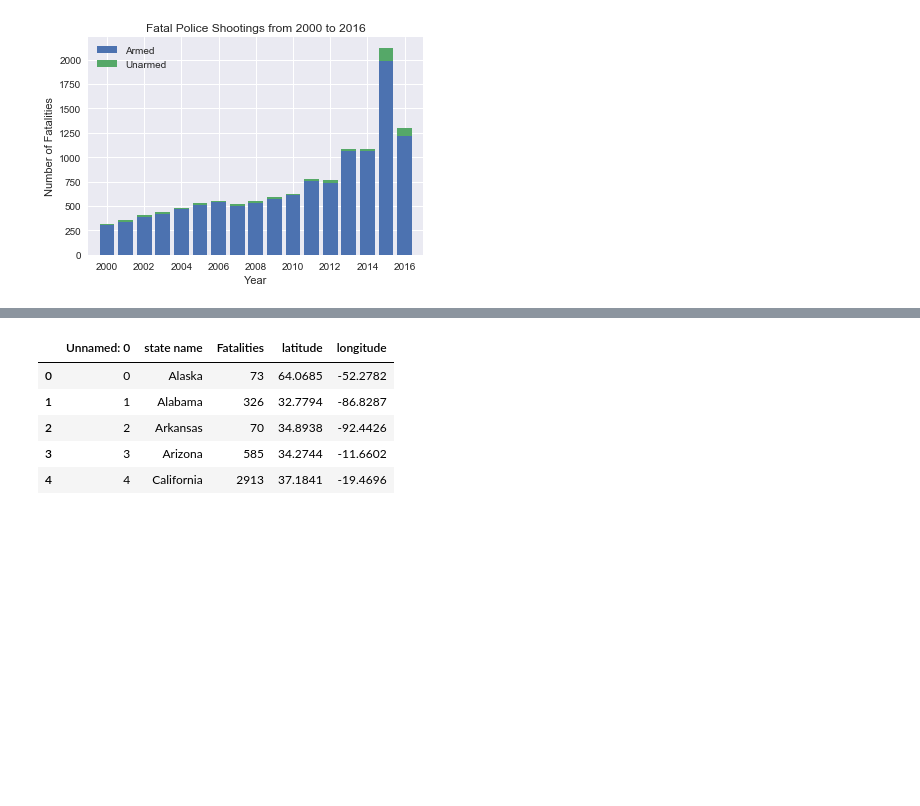
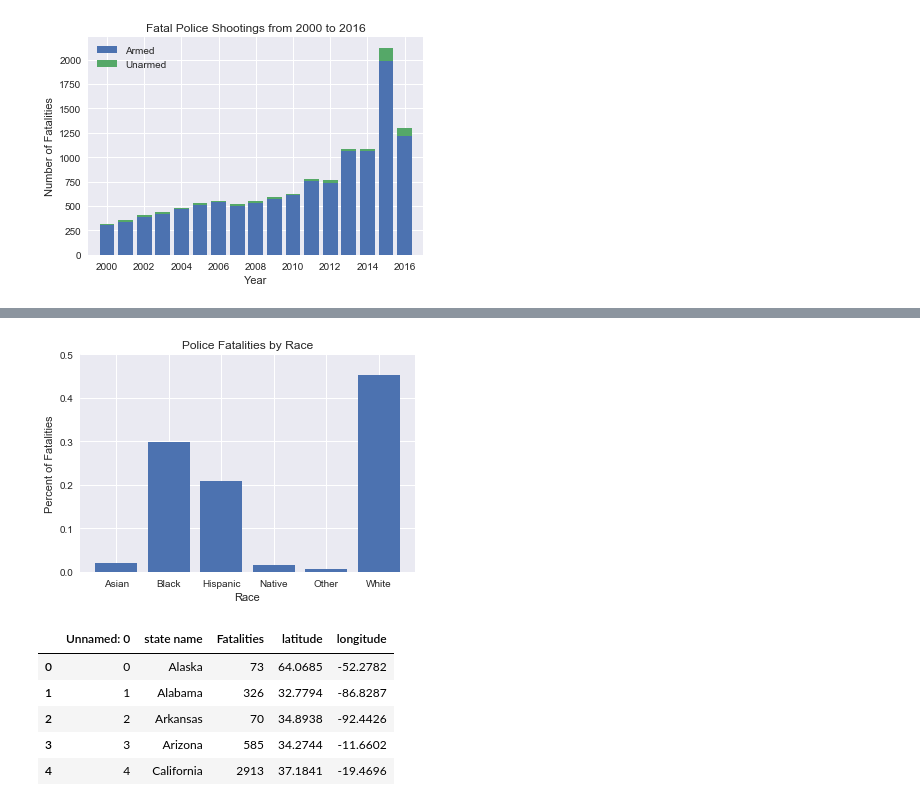
Before and after one commit to jkennedy74/DataViz_Project1, a Jupyter notebook: Plotting Fatalities Data.ipynb, the cells around one changed output, grey strips where cells are left out. Saved outputs shown, nothing was run; the diff lists cells and outputs as text; code cells hidden in the pictures; blank space fills up the shorter version.

```diff
--- a/Plotting Fatalities Data.ipynb
+++ b/Plotting Fatalities Data.ipynb
@@ -54,3 +54,7 @@ plt.xlim(1999,2017)
 plt.show()
 # %% [output]
 [figure]
+# %%
+fatalities_df = pd.read_csv('raw_data/Police Fatalities.csv', encoding = "ISO-8859-1")
+
+fatalities_df.head()
@@ -56,0 +68,6 @@ plt.show()
+# %%
+race_grouped = fatalities_df.groupby("Race")
+
+race_summary = race_grouped["Name"].count()/race_grouped["Name"].count().sum()
+
+race_summary
@@ -57 +99,21 @@ plt.show()
+# %%
+# Indicate the labeling for the races
+labels = ['Asian', 'Black', 'Hispanic', 'Native', 'Other', 'White']
+
+sns.set()
+
+# Plot as a bar chart
+plt.bar(height = race_summary, x = labels)
+
+# Add labeling
+plt.title("Police Fatalities by Race")
+plt.ylabel("Percent of Fatalities")
+plt.xlabel("Race")
+
+# Adjust axes
+plt.ylim(0,0.5)
+
+plt.show()
+# %% [output]
+[figure, added]
 # %%
```
Also changed, not shown: parts of 15 cells of this notebook, 2 other files.
